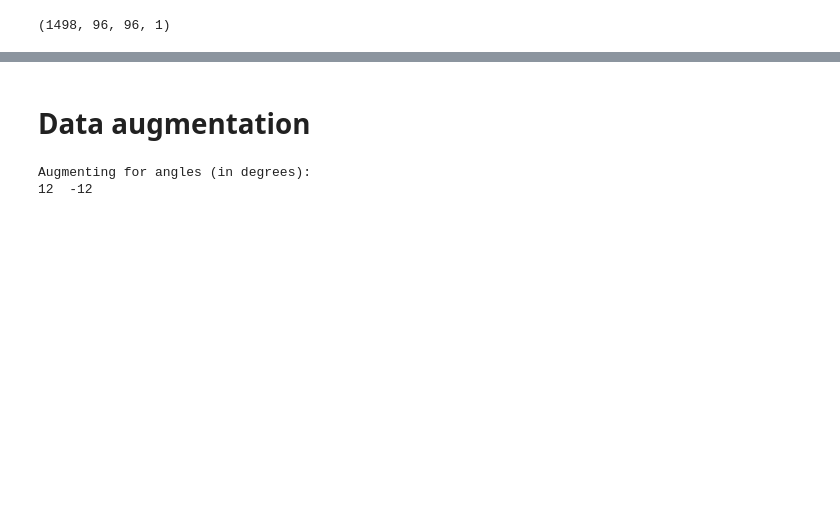
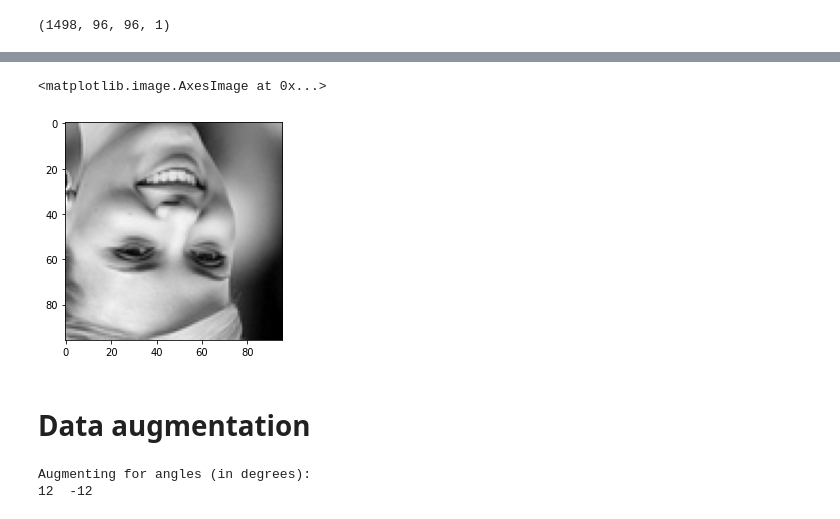
Before and after one commit to JanLeyva/DeepLearning, a Jupyter notebook: MyAssignment2.ipynb, the cells around one changed output, grey strips where cells are left out. Saved outputs shown, nothing was run; the diff lists cells and outputs as text; code cells hidden in the pictures; blank space fills up the shorter version.

```diff
--- a/MyAssignment2.ipynb
+++ b/MyAssignment2.ipynb
@@ -128,3 +220,8 @@ print(x_train.shape)
+# %%
+pyplot.imshow(flipped[12], cmap='gray')
+# %% [output]
+<matplotlib.image.AxesImage at 0x...>
+[figure, added]
 # %% [markdown]
 # Data augmentation
 # %%
```
Also changed, not shown: parts of 36 cells of this notebook.
